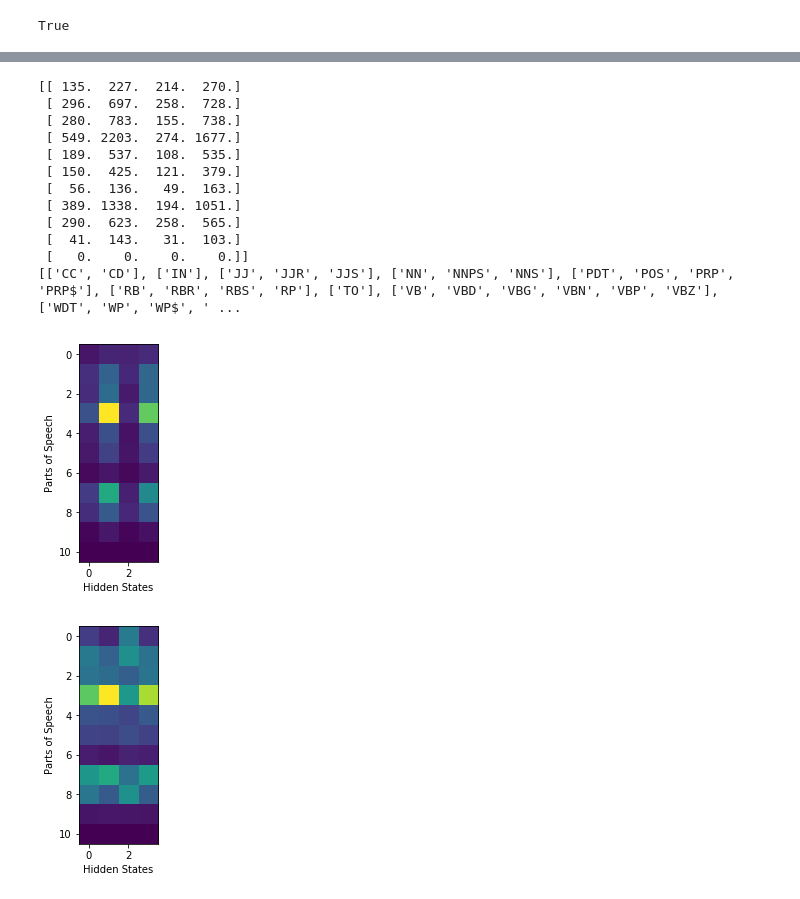
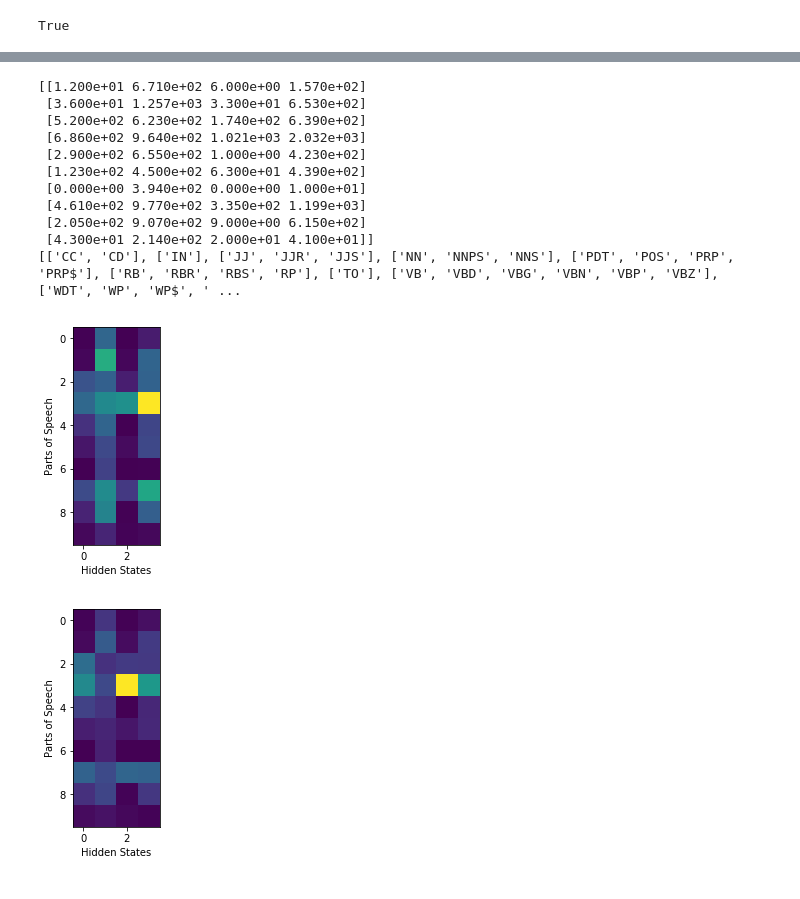
Before and after one commit to miladtaghavi/Miniproject3, a Jupyter notebook: HMMRhymeContext.ipynb, the cells around one changed output, grey strips where cells are left out. Drawn from its saved outputs; the diff is of its cells as text; code cells hidden in the pictures.

```diff
--- a/HMMRhymeContext.ipynb
+++ b/HMMRhymeContext.ipynb
@@ -304,24 +305,30 @@ def get_POS(line):
 # Get expected hidden state via viterbi given an emission sequence
 def getStates(model,x):
     out = model.viterbi(x)
-    return np.array([int(i) for i in out])
+    out = np.array([int(i) for i in out])
+    out = out[::-1]
+    prob = model.probability_alphas(x)
+    return out,prob
 # %%
 Nstate = []
 NPOS = []
 words = []
+probs = []
 
 for line_ridx in all_lines_reversed_idx:
-    state = getStates(reversed_line_HMM,line_ridx)
+    state,prob = getStates(reversed_line_HMM,line_ridx)
     line = get_line(line_ridx,inverse_words_dict)
     POS,word = get_POS(line)
     # Record the state and POS tags
     NPOS.append(POS)
     Nstate.append(state)
     words.append(word)
+    probs.append(prob)
 
 NPOS = np.concatenate(NPOS)
 Nstate = np.concatenate(Nstate)
 words = np.concatenate(words)
+probs = np.array(probs)
 # %%
 uniquePOS = np.unique(NPOS)
 uniqueState = np.unique(Nstate)
@@ -371,8 +378,19 @@ valid9POS = [['CC','CD'],
          ['WDT','WP','WP$','WRB','DT','EX'],
          ['FW','MD']]
 
+# 1) conjunction
+# 2) interjection
+# 3) adjective
+# 4) noun
+# 5) pronoun
+# 6) adverb
+# 5) preposition
+# 8) verb
+# 9) article or (more recently) determiner
+# 10) Miscellaneous
+
 def get9POS(out,valid9POS,uniquePOS,uniqueStates):
-    out9POS = np.zeros((11,len(uniqueStates)))
+    out9POS = np.zeros((10,len(uniqueStates)))
     for i in range(len(valid9POS)):
         POSn=valid9POS[i]
         a = np.zeros(4)
@@ -381,34 +399,33 @@ def get9POS(out,valid9POS,uniquePOS,uniqueStates):
             a=a+out[idx]
         out9POS[i]=a
     return out9POS
-out2 = get9POS(out,valid9POS,uniquePOS,uniqueState)
-print(out2)
+out3 = get9POS(out,valid9POS,uniquePOS,uniqueState)
+print(out3)
 print(valid9POS)
-plt.imshow(out2)
+plt.imshow(out3)
 plt.xlabel('Hidden States')
 plt.ylabel('Parts of Speech')
 plt.show()
 # %% [output]
-[[ 135.  227.  214.  270.]
- [ 296.  697.  258.  728.]
- [ 280.  783.  155.  738.]
- [ 549. 2203.  274. 1677.]
- [ 189.  537.  108.  535.]
- [ 150.  425.  121.  379.]
- [  56.  136.   49.  163.]
- [ 389. 1338.  194. 1051.]
- [ 290.  623.  258.  565.]
- [  41.  143.   31.  103.]
- [   0.    0.    0.    0.]]
+[[1.200e+01 6.710e+02 6.000e+00 1.570e+02]
+ [3.600e+01 1.257e+03 3.300e+01 6.530e+02]
+ [5.200e+02 6.230e+02 1.740e+02 6.390e+02]
+ [6.860e+02 9.640e+02 1.021e+03 2.032e+03]
+ [2.900e+02 6.550e+02 1.000e+00 4.230e+02]
+ [1.230e+02 4.500e+02 6.300e+01 4.390e+02]
+ [0.000e+00 3.940e+02 0.000e+00 1.000e+01]
+ [4.610e+02 9.770e+02 3.350e+02 1.199e+03]
+ [2.050e+02 9.070e+02 9.000e+00 6.150e+02]
+ [4.300e+01 2.140e+02 2.000e+01 4.100e+01]]
 [['CC', 'CD'], ['IN'], ['JJ', 'JJR', 'JJS'], ['NN', 'NNPS', 'NNS'], ['PDT', 'POS', 'PRP', 'PRP$'], ['RB', 'RBR', 'RBS', 'RP'], ['TO'], ['VB', 'VBD', 'VBG', 'VBN', 'VBP', 'VBZ'], ['WDT', 'WP', 'WP$', ' ...
-[figure, old version]
+[figure, new version]
 # %%
-out3 = out2
+out3 = out3
 for i in range(out.shape[1]):
     out3[:,i] = out2[:,i]/np.sum(out2[:,i])
 plt.imshow(out3)
 plt.xlabel('Hidden States')
 plt.ylabel('Parts of Speech')
 plt.show()
 # %% [output]
-[figure, old version]
+[figure, new version]
```
Also changed, not shown: parts of 4 cells of this notebook, 25 other files.
